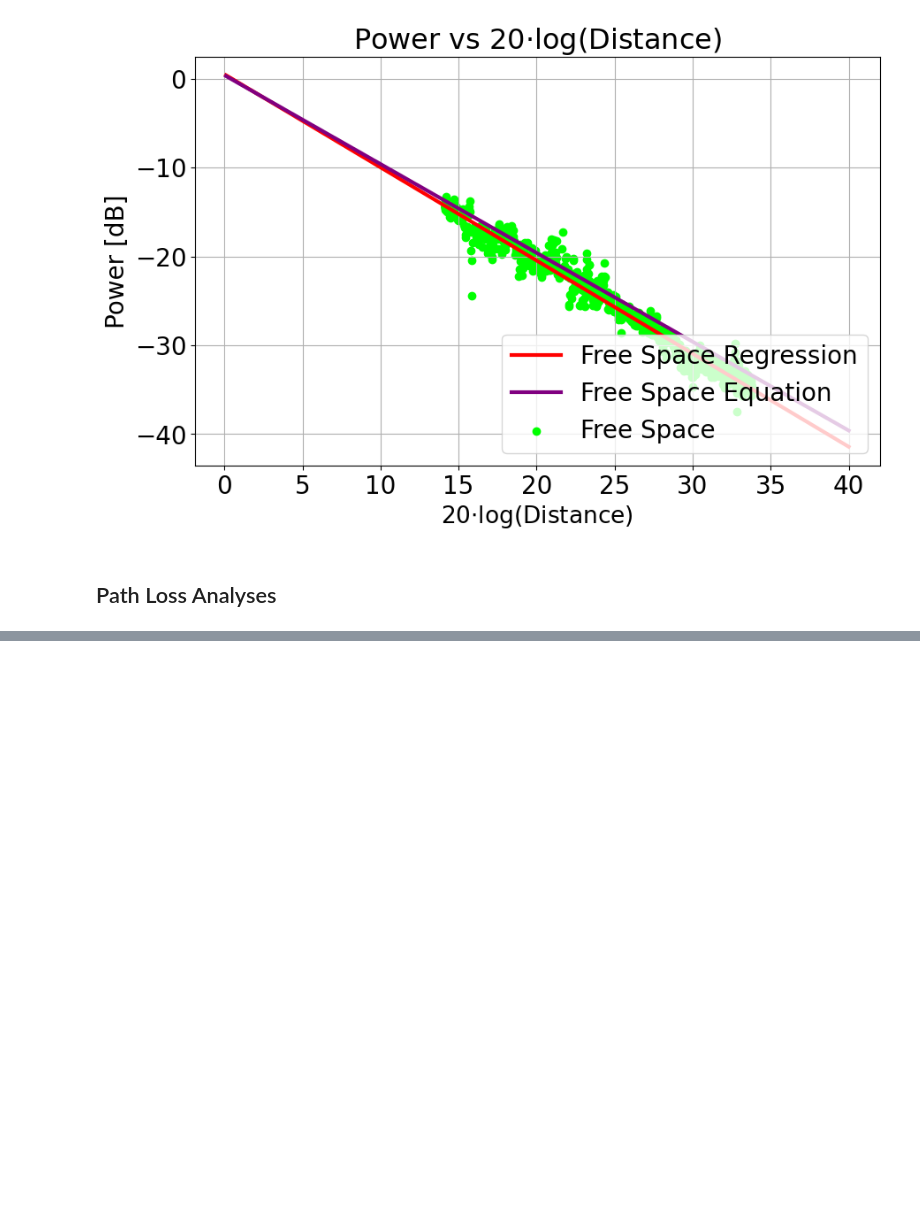
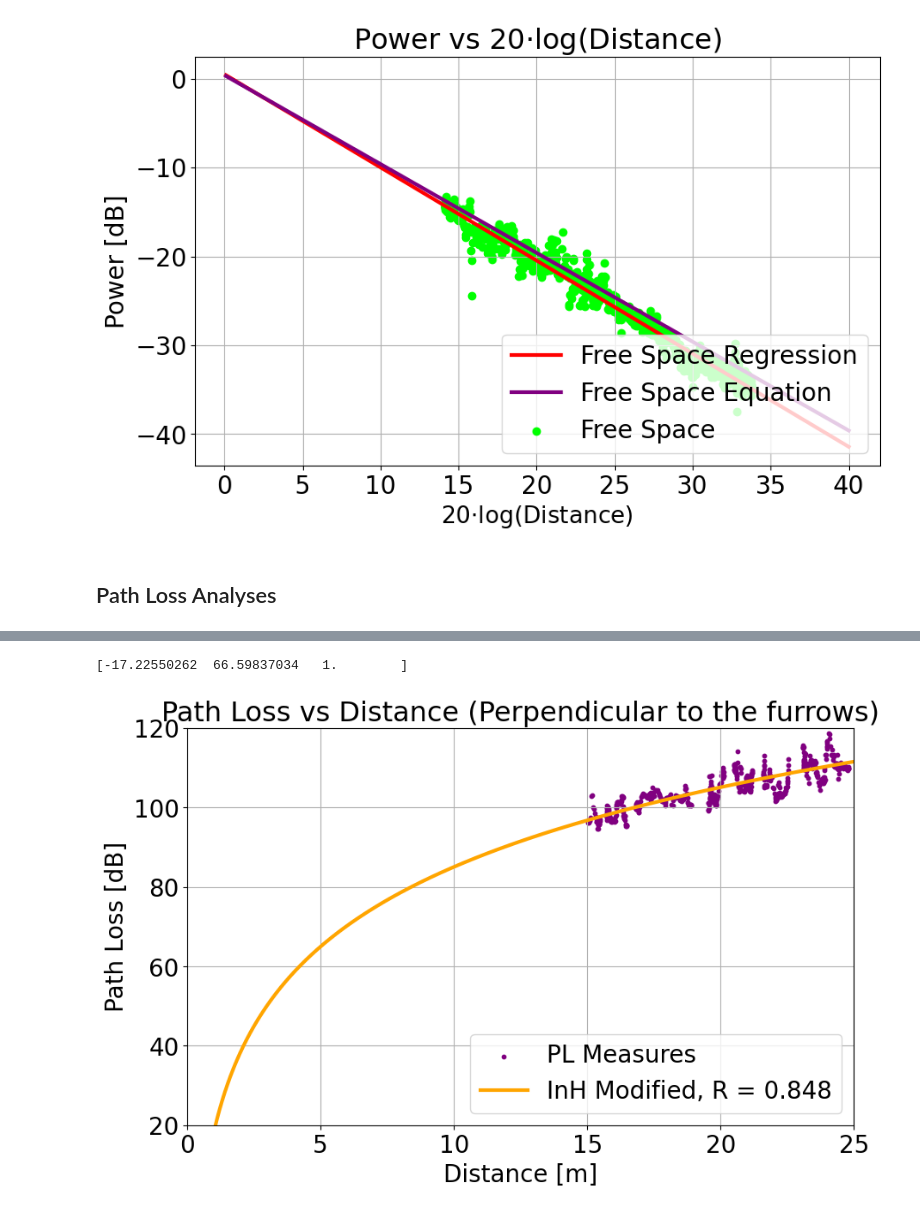
Before and after one commit to JuliansCastro/mmWave_5G_characterization, a Jupyter notebook: Analysis/Analysis_Path_Loss.ipynb, the cells around one changed output, grey strips where cells are left out. Saved outputs shown, nothing was run; the diff lists cells and outputs as text; code cells hidden in the pictures; blank space fills up the shorter version.

```diff
--- a/Analysis/Analysis_Path_Loss.ipynb
+++ b/Analysis/Analysis_Path_Loss.ipynb
@@ -22,7 +22,7 @@ from sklearn.linear_model import LinearRegression
 ## USRP Calibration
 # %%
 # Step 1: Read the CSV file into columna1 and matrix
-file_name = r'..\Data\RX_CALIBRATION\USRP01_500.0MHz_15-06-2024-22-00-18.csv'
+file_name = r'..\Data\RX_CAL\USRP01_500.0MHz_15-06-2024-22-00-18.csv'
 matrix = []
 columna1 = []
 fila = []
@@ -733,0 +482,71 @@ plt.show()
+# %%
+# CSV = r'..\Data/5G_loss/5G_loss_MEAS_20-08-2024-14-23-43.csv'   #Greenhouse 4
+CSV = r'..\Data\5G_loss\5G_loss_MEAS_20-08-2024\5G_loss_MEAS_20-08-2024-13-17-20.csv'  # Greenhouse 3
+# CSV = r'..\Data\5G_loss\5G_loss_MEAS_08-08-2024\5G_loss_MEAS_08-08-2024-10-53-18.csv' # Greenhouse1
+CSV1 = r'..\Data\5G_loss\5G_loss_MEAS_08-08-2024\5G_loss_MEAS_08-08-2024-11-43-57.csv'  # Greenhouse2
+
+CSV_df = procesar_archivo(CSV, beamwidth_func, 15)
+CSV1_df = procesar_archivo(CSV1, beamwidth_func, 0)
+
+PL_meas = 1-(CSV_df['PowerRx']-10*np.log10(A))
+
+CSV_log = 20 * np.log10(CSV_df['Distance'])
+alpha, a_var = curve_fit(Power_Losses, CSV_log, CSV_df['PowerRx'].values)
+x_value = np.linspace(0.1, 40, 20000)
+PL = 1-10*np.log10((np.e**(-2*alpha*x_value)) /
+                   (4*np.pi*x_value/wlenght)**2)  # Path Loss custom model
+
+PL1 = 1-10 * \
+    np.log10((np.e**(-2*alpha*CSV_df['Distance'])) /
+             (4*np.pi*CSV_df['Distance']/wlenght)**2)
+
+a, b = curve_fit(PL_InHModel, CSV_df['Distance'], PL_meas)
+print(a)
+correlation = np.corrcoef(PL_meas, PL_InHModel(
+    CSV_df['Distance'], a[0], a[1], a[2]))[0, 1]
+correlation = round(correlation, 3)
+
+###
+
+PL1_meas = 1-(CSV1_df['PowerRx']-10*np.log10(A))
+
+CSV1_log = 20 * np.log10(CSV1_df['Distance'])
+alpha1, a_var1 = curve_fit(Power_Losses, CSV1_log, CSV1_df['PowerRx'].values)
+
+a1, b1 = curve_fit(PL_InHModel, CSV1_df['Distance'], PL1_meas)
+correlation1 = np.corrcoef(PL1_meas, PL_InHModel(
+    CSV1_df['Distance'], a1[0], a1[1], a1[2]))[0, 1]
+correlation1 = round(correlation1, 3)
+
+plt.figure(figsize=(10, 6))
+
+plt.xlim(0, 25)  # Reemplaza min_x y max_x con los valores deseados
+plt.ylim(20, 120)  # Reemplaza min_y y max_y con los valores deseados
+
+## Perpendicular
+
+plt.scatter(CSV_df['Distance'], PL_meas, label=f'PL Measures', color='#800080', s=10)
+plt.plot(x_value, PL_InHModel(x_value, a[0], a[1], a[2]), label=f'InH Modified, R = {correlation}', color='#FFA500', linewidth=3)  # 3GPP base model
+
+## Paralelo
+
+# plt.scatter(CSV_df['Distance'], PL_meas,label=f'Measures with metal structrue', color='#66CC66', s=10)
+# plt.plot(x_value, PL_InHModel(x_value,a[0],a[1], a[2]), label=f'Fitted InH with metal structrue, R = {correlation}', color='#4169E1', linewidth=3) # 3GPP base model
+# plt.scatter(CSV1_df['Distance'], PL1_meas,label=f'Measures without metal structure', color='#FFC0CB', s=10)
+# plt.plot(x_value, PL_InHModel(x_value,a1[0],a1[1], a1[2]), label=f'Fitted InH without metal structure, R = {correlation1}', color='#DC143C', linewidth=3) # 3GPP base model
+
+
+
+
+plt.xlabel('Distance [m]', fontsize=20)
+plt.ylabel('Path Loss [dB]', fontsize=20)
+
+plt.title('Path Loss vs Distance (Perpendicular to the furrows)', fontsize=23)
+plt.legend(fontsize=20, loc="lower right")
+plt.xticks(fontsize=20)
+plt.yticks(fontsize=20)
+plt.grid(True)
+plt.show()
+# %% [output]
+[-17.22550262  66.59837034   1.        ]
+[figure, added]
```
Also changed, not shown: parts of 8 cells of this notebook, 2 other files.
